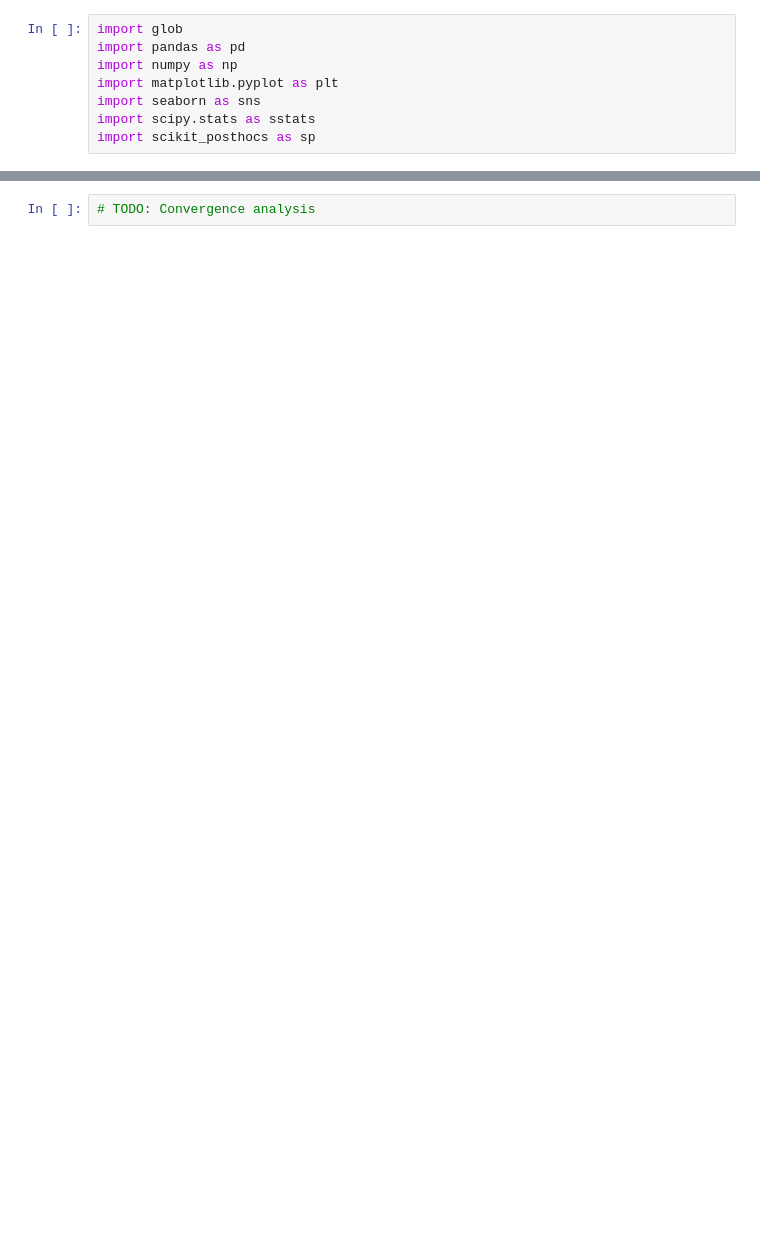
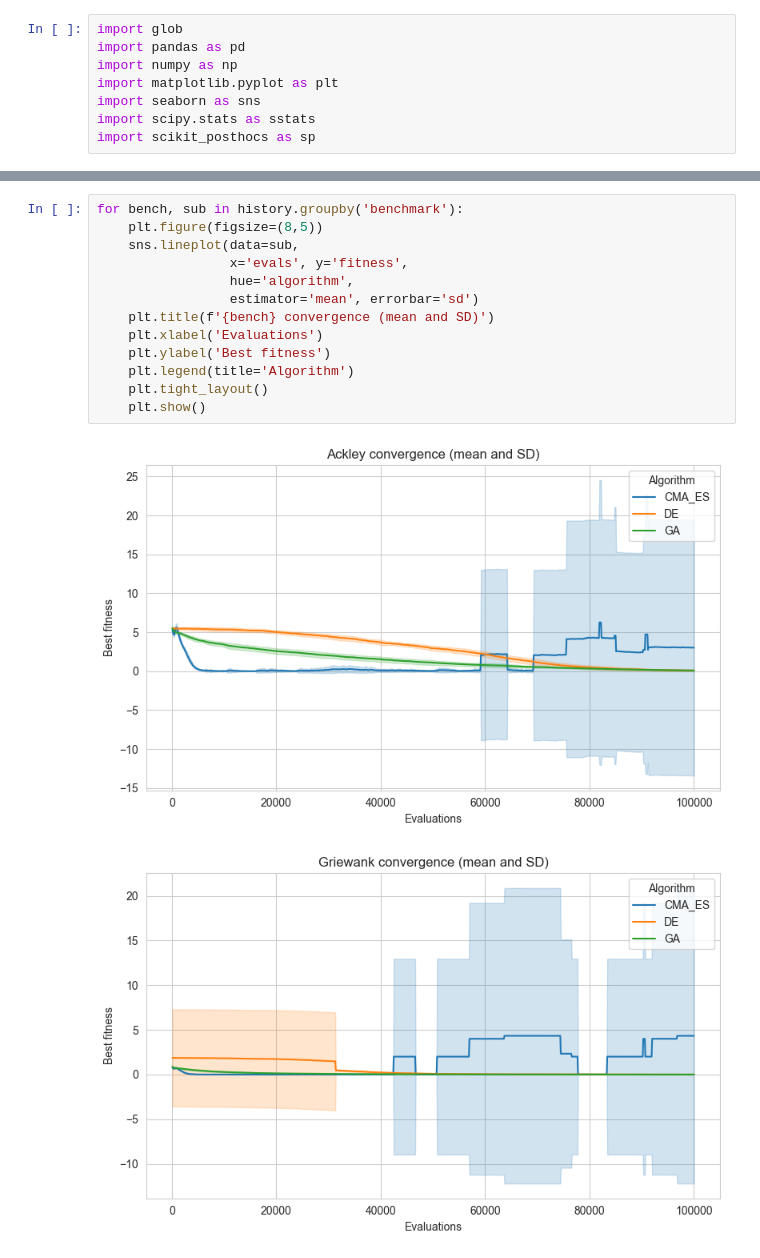
Before and after one commit to jvarhanik/thesis, a Jupyter notebook: Analysis.ipynb, the cells around one changed output, grey strips where cells are left out. Drawn from its saved outputs; the diff is of its cells as text; blank space fills up the shorter version.

```diff
--- a/Analysis.ipynb
+++ b/Analysis.ipynb
@@ -150,2 +173,16 @@ Sphere: Friedman stat=2.548, p=2.797e-01
-# %%
-# TODO: Convergence analysis
+# %%
+for bench, sub in history.groupby('benchmark'):
+    plt.figure(figsize=(8,5))
+    sns.lineplot(data=sub,
+                 x='evals', y='fitness',
+                 hue='algorithm',
+                 estimator='mean', errorbar='sd')
+    plt.title(f'{bench} convergence (mean and SD)')
+    plt.xlabel('Evaluations')
+    plt.ylabel('Best fitness')
+    plt.legend(title='Algorithm')
+    plt.tight_layout()
+    plt.show()
+# %% [output]
+[figure, added]
+[figure, added]
```
Also changed, not shown: parts of 4 cells of this notebook, 18 other files.
